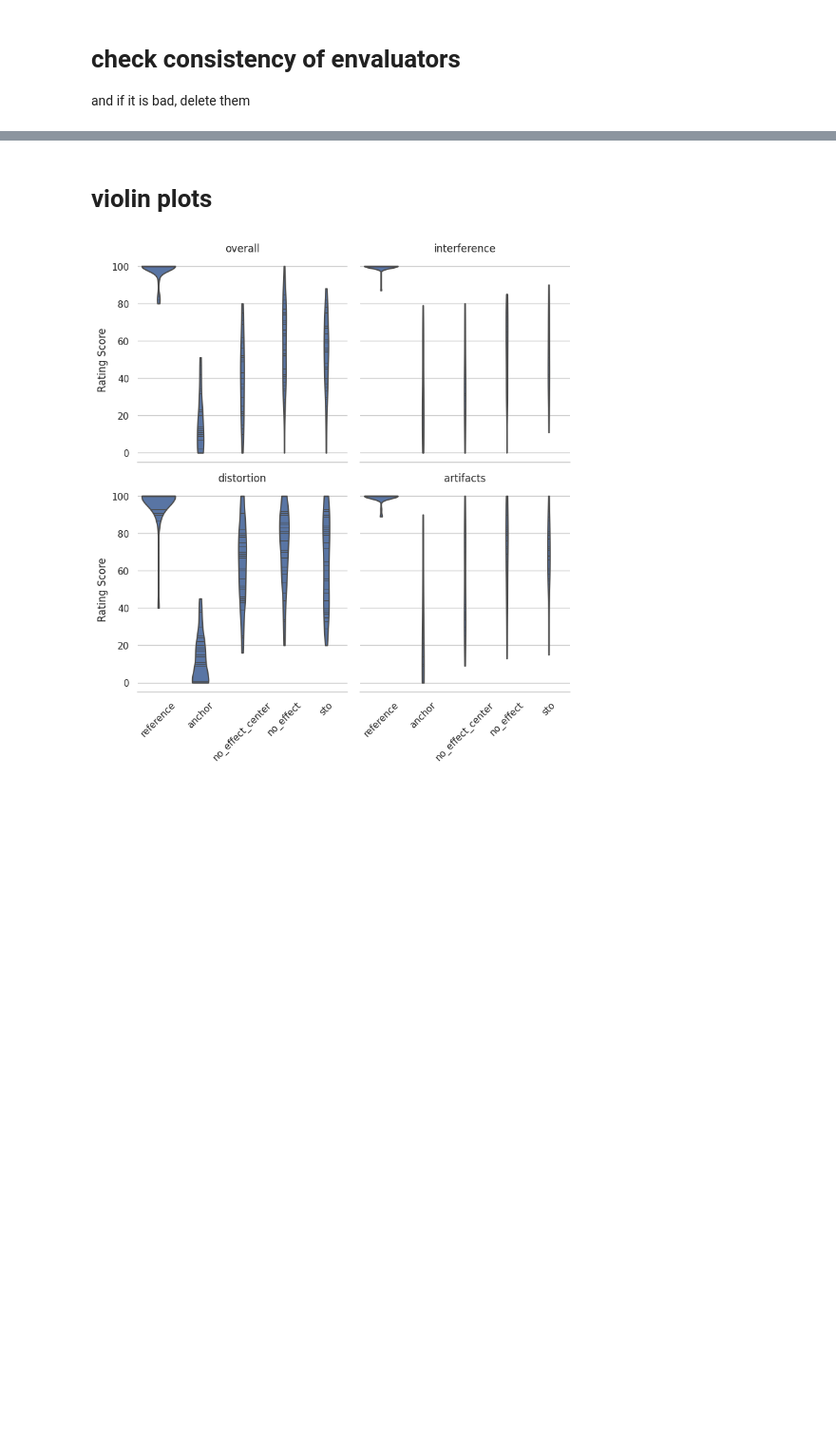
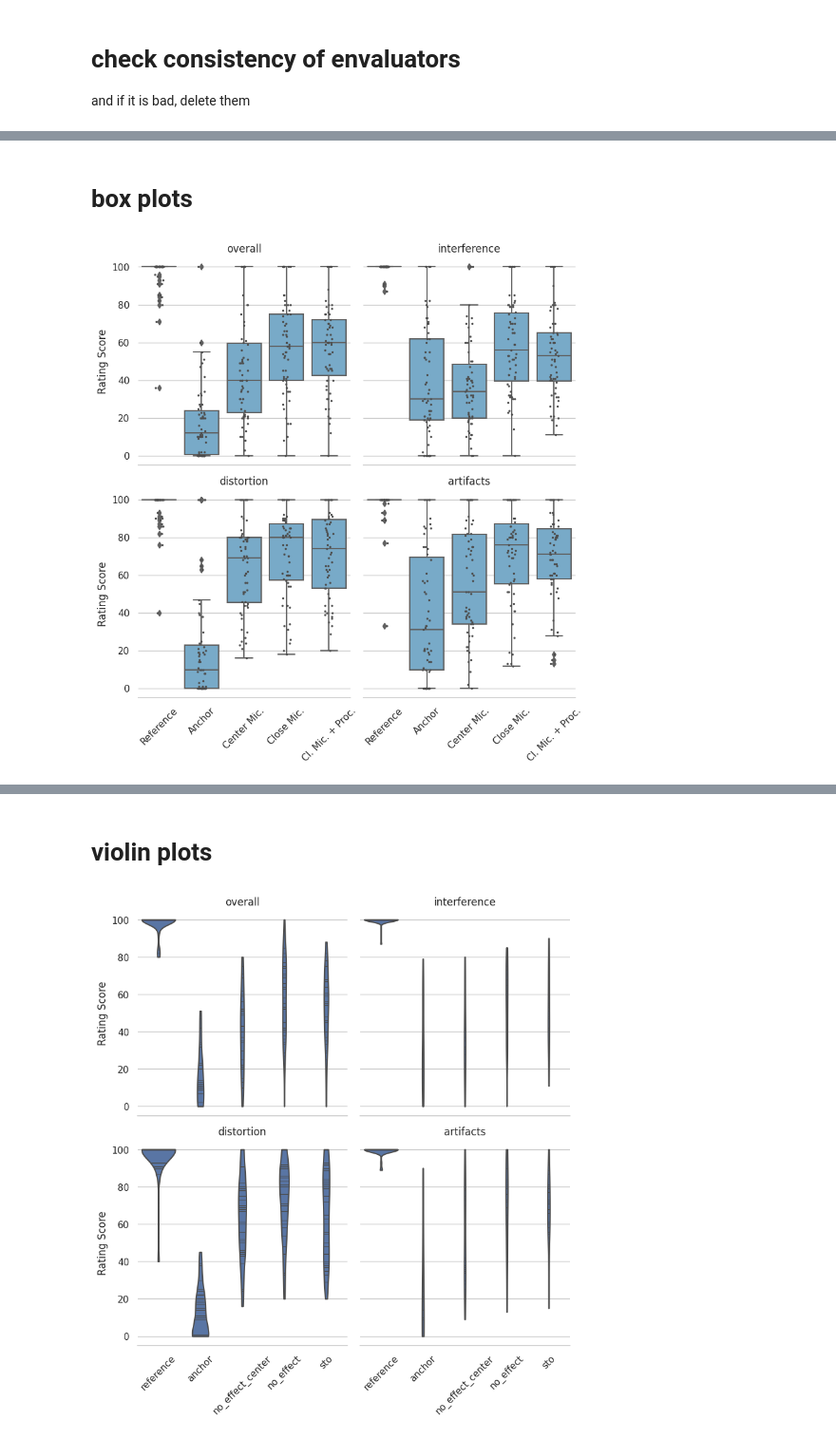
Before and after one commit to PierreChouteau/PAM_P3S, a Jupyter notebook: webmushra_analysis_test.ipynb, the cells around one changed output, grey strips where cells are left out. Shown at 95% size. Saved outputs shown, nothing was run; the diff lists cells and outputs as text; code cells hidden in the pictures; blank space fills up the shorter version.

```diff
--- a/webmushra_analysis_test.ipynb
+++ b/webmushra_analysis_test.ipynb
@@ -197,0 +177,16 @@ come.peladeau@atiam.fr
+# %%
+
+print("=====================================")
+print("-----------------REMOVED INCOHERENT--------------------")
+data_no_inconsistent = check_rating_consistency(data, remove_inconsistent_evaluators=True)
+
+print("=====================================")
+data_no_inconsistent = analyze_evaluators(data_no_inconsistent, remove_inexperienced_evaluators=False)
+print("=====================================")
+print("=====================================")
+print("-----------------REMOVED INEXPERIENCED AND INCOHERENT--------------------")
+data_no_inexperienced_no_inconsistent = check_rating_consistency(data_no_inexperienced, remove_inconsistent_evaluators=True)
+
+print("=====================================")
+data_no_inexperienced_no_inconsistent = analyze_evaluators(data_no_inexperienced_no_inconsistent, remove_inexperienced_evaluators=False)
+print("=====================================")
@@ -197,0 +211,29 @@ come.peladeau@atiam.fr
+# %% [markdown]
+# box plots
+# %%
+def plot_ratings_boxplot(data, save_fig=False, save_path="ratings_boxplot.png", show_fig=False):
+    sns.set(style="whitegrid")
+    stimuli_order = ['reference', 'anchor', 'no_effect_center', 'no_effect', 'sto']
+    g = sns.FacetGrid(data, col="trial_id", col_wrap=2, height=4, xlim=(-1, len(stimuli_order)))
+    g.map(sns.boxplot, "rating_stimulus", "rating_score", order=stimuli_order, palette=sns.color_palette("Blues", 1))
+    g.map(sns.stripplot, "rating_stimulus", "rating_score", order=stimuli_order, color=".3", size=2.5)
+    g.set_axis_labels("", "Rating Score")
+    g.set_titles(col_template="{col_name}")
+    g.tight_layout()
+    g.add_legend()
+    g.despine(left=True)
+    g.set_xticklabels(['Reference', 'Anchor', 'Center Mic.' ,'Close Mic.', 'Cl. Mic. + Proc.'], rotation=45)
+    # save figure
+    if save_fig:
+        plt.savefig(save_path, dpi=300)
+    if show_fig:
+        plt.show()
+    else:
+        plt.close()
+
+plot_ratings_boxplot(data, save_fig=True, save_path='../results/mushra_all_boxplot.png', show_fig=True)
+plot_ratings_boxplot(data_no_inexperienced, save_fig=True, save_path='../results/mushra_no_inexperienced_boxplot.png')
+plot_ratings_boxplot(data_no_inconsistent, save_fig=True, save_path='../results/mushra_no_inconsistent_boxplot.png')
+plot_ratings_boxplot(data_no_inexperienced_no_inconsistent, save_fig=True, save_path='../results/mushra_no_inexperienced_no_inconsistent_boxplot.png')
+# %% [output]
+[figure, added]
```
Also changed, not shown: parts of 21 cells of this notebook.
